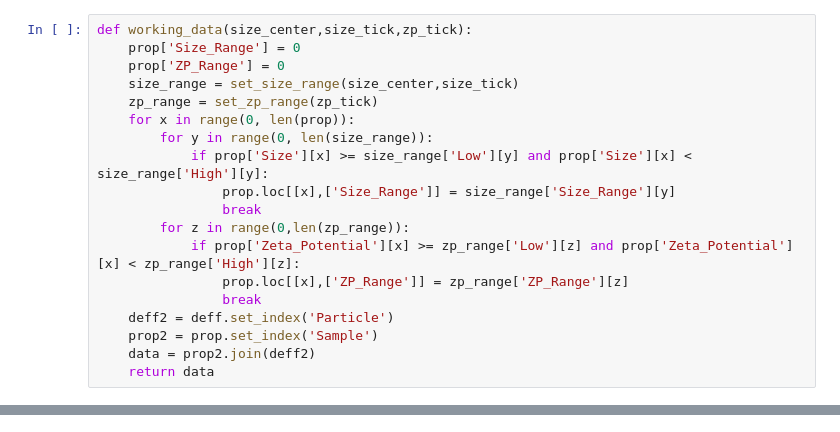
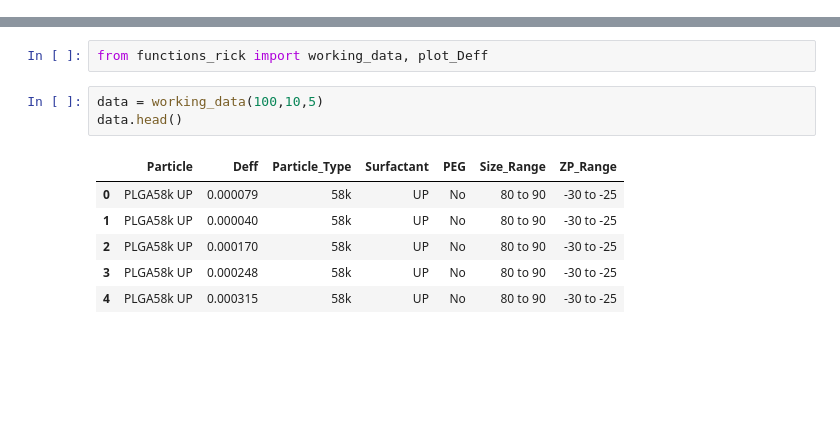
Before and after one commit to ccurtis7/brain_diffusion, a Jupyter notebook: test_notebooks/Rick.ipynb, the cells around one changed output, grey strips where cells are left out. Cells and saved outputs as stored; diff of their text form; blank space fills up the shorter version.

```diff
--- a/test_notebooks/Rick.ipynb
+++ b/test_notebooks/Rick.ipynb
@@ -11,19 +0,0 @@ prop = pd.read_csv(file_handle2)
-# %%
-def working_data(size_center,size_tick,zp_tick):
-    prop['Size_Range'] = 0
-    prop['ZP_Range'] = 0
-    size_range = set_size_range(size_center,size_tick)
-    zp_range = set_zp_range(zp_tick)
-    for x in range(0, len(prop)):
-        for y in range(0, len(size_range)):
-            if prop['Size'][x] >= size_range['Low'][y] and prop['Size'][x] < size_range['High'][y]:
-                prop.loc[[x],['Size_Range']] = size_range['Size_Range'][y]
-                break
-        for z in range(0,len(zp_range)):
-            if prop['Zeta_Potential'][x] >= zp_range['Low'][z] and prop['Zeta_Potential'][x] < zp_range['High'][z]:
-                prop.loc[[x],['ZP_Range']] = zp_range['ZP_Range'][z]
-                break
-    deff2 = deff.set_index('Particle')
-    prop2 = prop.set_index('Sample')
-    data = prop2.join(deff2)
-    return data
@@ -63 +1,13 @@ def set_zp_range(tick):
+# %%
+from functions_rick import working_data, plot_Deff
+# %%
+data = working_data(100,10,5)
+data.head()
+# %% [output]
+|  | Particle | Deff | Particle_Type | Surfactant | PEG | Size_Range | ZP_Range |
+| 0 | PLGA58k UP | 0.000079 | 58k | UP | No | 80 to 90 | -30 to -25 |
+| 1 | PLGA58k UP | 0.000040 | 58k | UP | No | 80 to 90 | -30 to -25 |
+| 2 | PLGA58k UP | 0.000170 | 58k | UP | No | 80 to 90 | -30 to -25 |
+| 3 | PLGA58k UP | 0.000248 | 58k | UP | No | 80 to 90 | -30 to -25 |
+| 4 | PLGA58k UP | 0.000315 | 58k | UP | No | 80 to 90 | -30 to -25 |
 # %%
```
Also changed, not shown: parts of 8 cells of this notebook, 3 other files.
